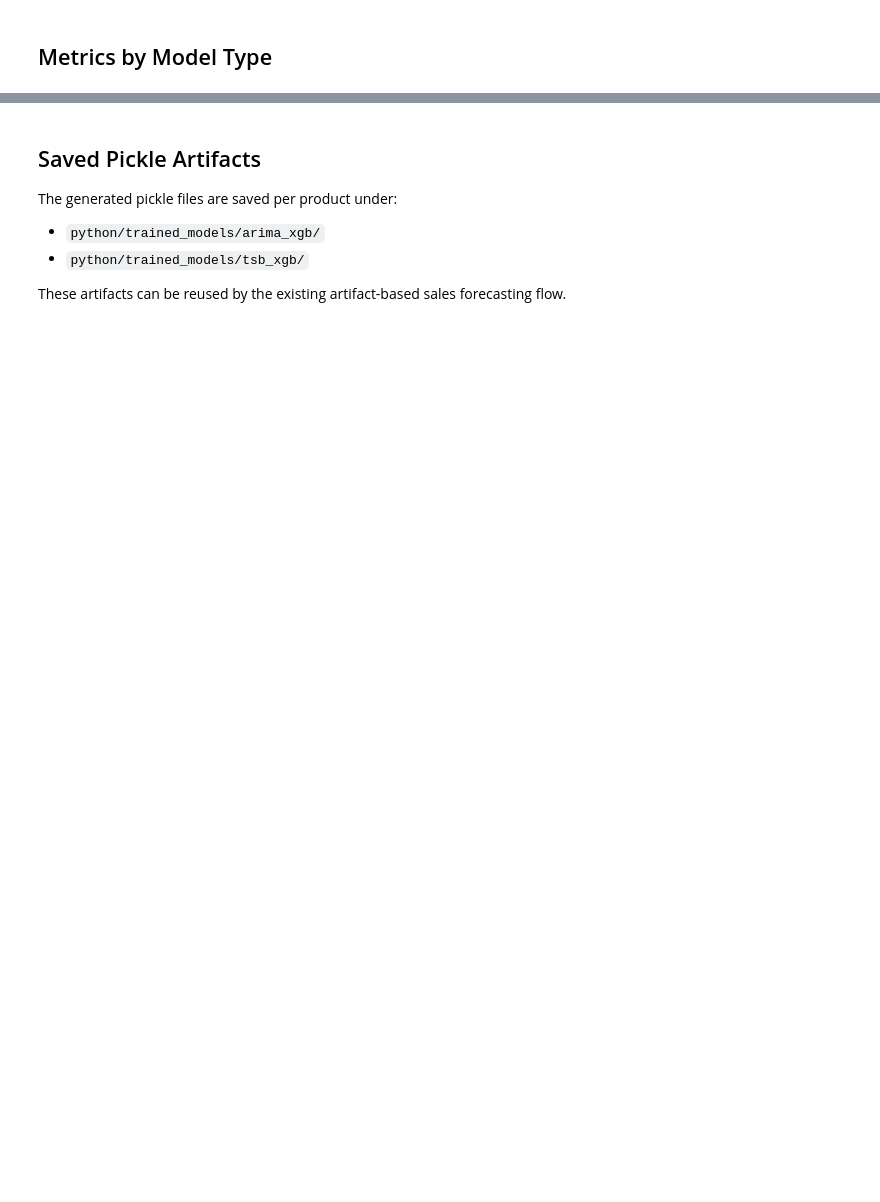
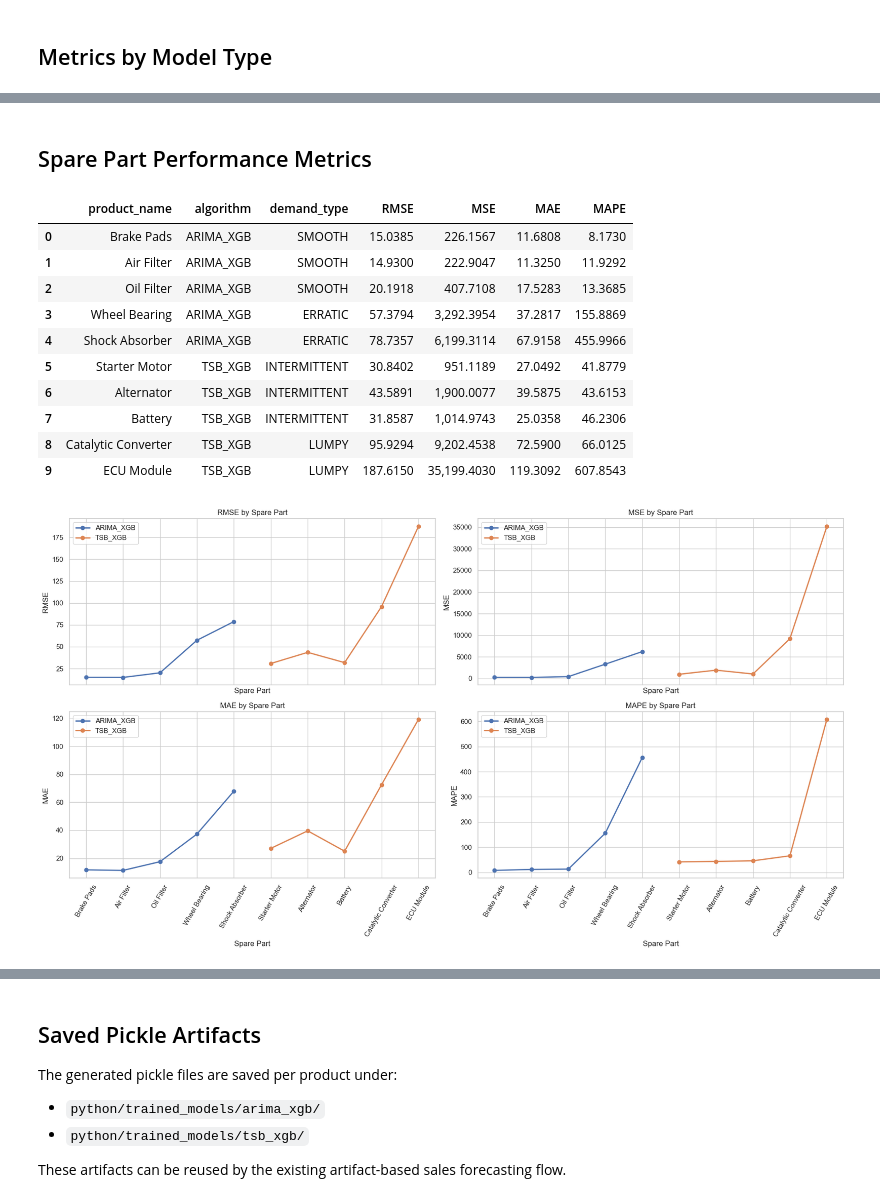
Before and after one commit to jeinciong/automotive-spare-parts-dss-thesis, a Jupyter notebook: autoparts-backend/python/notebooks/hybrid_model_training_sequential.ipynb, the cells around one changed output, grey strips where cells are left out. Cells and saved outputs as stored; diff of their text form; code cells hidden in the pictures; blank space fills up the shorter version.

```diff
--- a/autoparts-backend/python/notebooks/hybrid_model_training_sequential.ipynb
+++ b/autoparts-backend/python/notebooks/hybrid_model_training_sequential.ipynb
@@ -510 +533,37 @@ plt.show()
+# %% [markdown]
+## Spare Part Performance Metrics
+# %%
+spare_part_metric_summary = (
+    training_summary_df[training_summary_df["series_kind"] != "business_revenue"]
+    [["product_name", "algorithm", "demand_type", *METRIC_COLUMNS]]
+    .sort_values(["algorithm", "MAPE", "RMSE", "product_name"])
+    .reset_index(drop=True)
+)
+
+display(spare_part_metric_summary)
+
+fig, axes = plt.subplots(2, 2, figsize=(18, 10), sharex=True)
+for axis, metric_name in zip(axes.flatten(), METRIC_COLUMNS):
+    for algorithm_name, group in spare_part_metric_summary.groupby("algorithm"):
+        axis.plot(group["product_name"], group[metric_name], marker="o", linewidth=2, label=algorithm_name)
+    axis.set_title(f"{metric_name} by Spare Part")
+    axis.set_xlabel("Spare Part")
+    axis.set_ylabel(metric_name)
+    axis.tick_params(axis="x", rotation=60)
+    axis.legend()
+plt.tight_layout()
+plt.show()
+# %% [output]
+|  | product_name | algorithm | demand_type | RMSE | MSE | MAE | MAPE |
+| 0 | Brake Pads | ARIMA_XGB | SMOOTH | 15.0385 | 226.1567 | 11.6808 | 8.1730 |
+| 1 | Air Filter | ARIMA_XGB | SMOOTH | 14.9300 | 222.9047 | 11.3250 | 11.9292 |
+| 2 | Oil Filter | ARIMA_XGB | SMOOTH | 20.1918 | 407.7108 | 17.5283 | 13.3685 |
+| 3 | Wheel Bearing | ARIMA_XGB | ERRATIC | 57.3794 | 3,292.3954 | 37.2817 | 155.8869 |
+| 4 | Shock Absorber | ARIMA_XGB | ERRATIC | 78.7357 | 6,199.3114 | 67.9158 | 455.9966 |
+| 5 | Starter Motor | TSB_XGB | INTERMITTENT | 30.8402 | 951.1189 | 27.0492 | 41.8779 |
+| 6 | Alternator | TSB_XGB | INTERMITTENT | 43.5891 | 1,900.0077 | 39.5875 | 43.6153 |
+| 7 | Battery | TSB_XGB | INTERMITTENT | 31.8587 | 1,014.9743 | 25.0358 | 46.2306 |
+| 8 | Catalytic Converter | TSB_XGB | LUMPY | 95.9294 | 9,202.4538 | 72.5900 | 66.0125 |
+| 9 | ECU Module | TSB_XGB | LUMPY | 187.6150 | 35,199.4030 | 119.3092 | 607.8543 |
+[figure, added]
 # %% [markdown]
```
Also changed, not shown: parts of 9 cells of this notebook, 31 other files.
